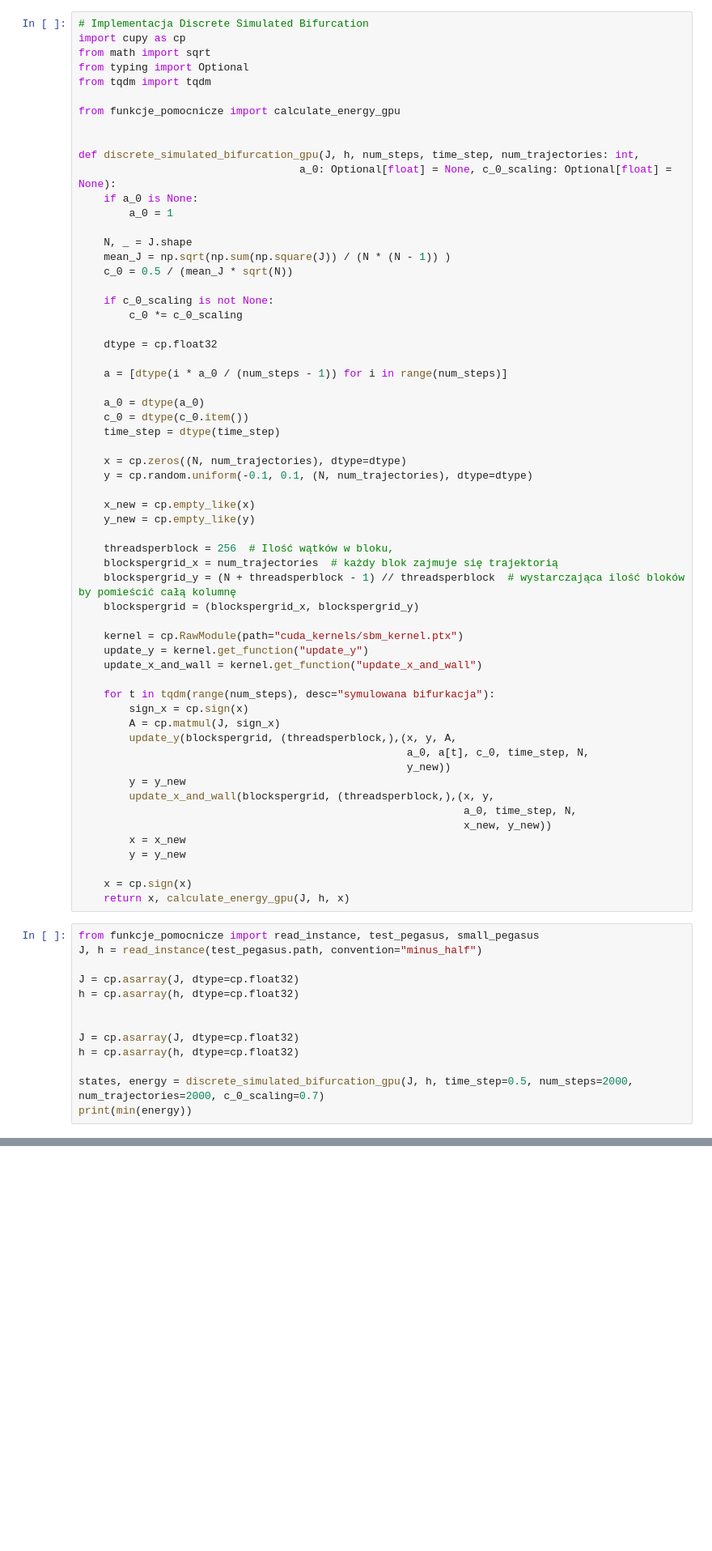
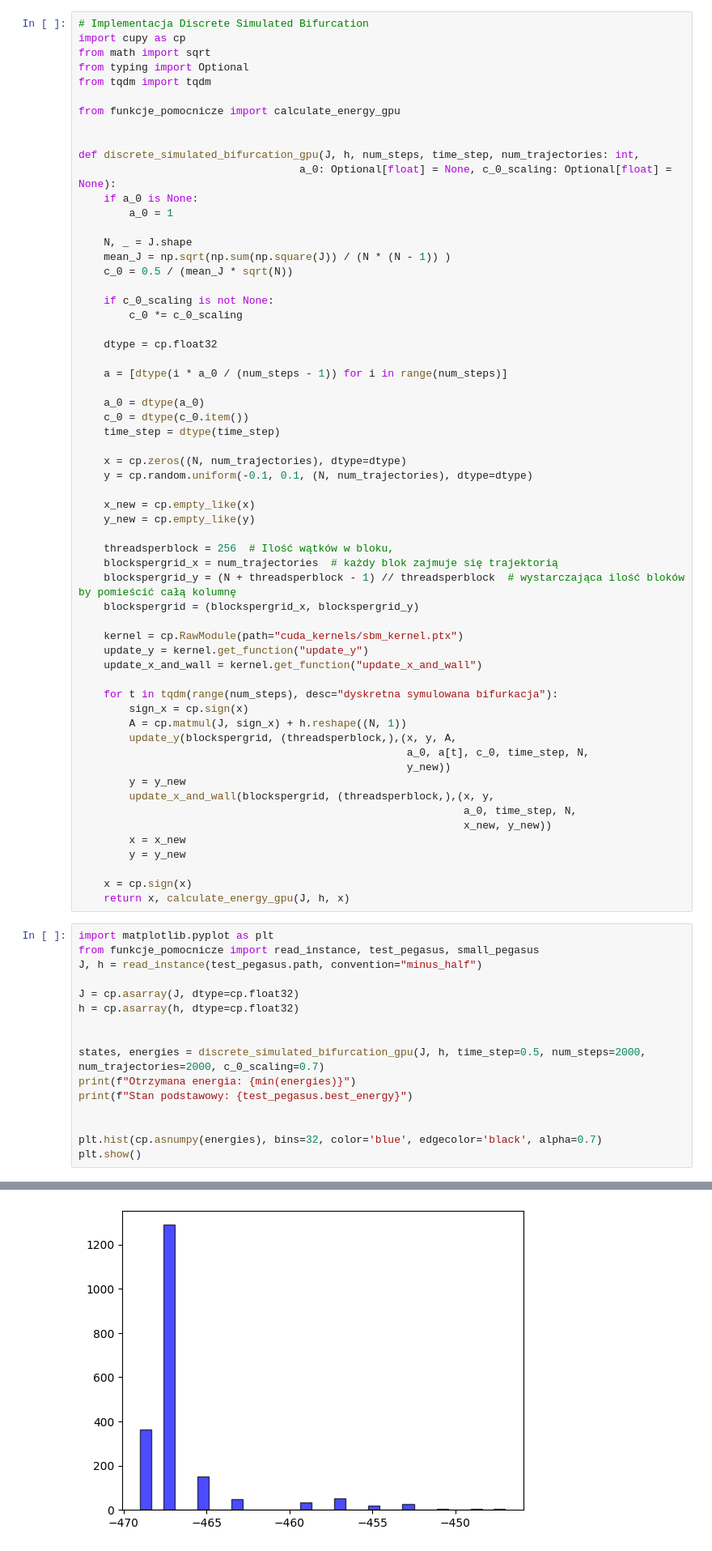
Before and after one commit to iitis/AkademiaSztukiKwantowej, a Jupyter notebook: classical_and_quantum_annealing/GPU.ipynb, the cells around one changed output, grey strips where cells are left out. Shown at 81% size. Cells and saved outputs as stored; diff of their text form; blank space fills up the shorter version.

```diff
--- a/classical_and_quantum_annealing/GPU.ipynb
+++ b/classical_and_quantum_annealing/GPU.ipynb
@@ -382,9 +360,9 @@ def discrete_simulated_bifurcation_gpu(J, h, num_steps, time_step, num_trajector
     update_y = kernel.get_function("update_y")
     update_x_and_wall = kernel.get_function("update_x_and_wall")
 
-    for t in tqdm(range(num_steps), desc="symulowana bifurkacja"):
+    for t in tqdm(range(num_steps), desc="dyskretna symulowana bifurkacja"):
         sign_x = cp.sign(x)
-        A = cp.matmul(J, sign_x)
+        A = cp.matmul(J, sign_x) + h.reshape((N, 1))
         update_y(blockspergrid, (threadsperblock,),(x, y, A,
                                                     a_0, a[t], c_0, time_step, N,
                                                     y_new))
@@ -398,6 +376,7 @@ def discrete_simulated_bifurcation_gpu(J, h, num_steps, time_step, num_trajector
     x = cp.sign(x)
     return x, calculate_energy_gpu(J, h, x)
 # %%
+import matplotlib.pyplot as plt
 from funkcje_pomocnicze import read_instance, test_pegasus, small_pegasus
 J, h = read_instance(test_pegasus.path, convention="minus_half")
 
@@ -405,9 +384,11 @@ J = cp.asarray(J, dtype=cp.float32)
 h = cp.asarray(h, dtype=cp.float32)
 
 
-J = cp.asarray(J, dtype=cp.float32)
-h = cp.asarray(h, dtype=cp.float32)
+states, energies = discrete_simulated_bifurcation_gpu(J, h, time_step=0.5, num_steps=2000, num_trajectories=2000, c_0_scaling=0.7)
+print(f"Otrzymana energia: {min(energies)}")
+print(f"Stan podstawowy: {test_pegasus.best_energy}")
 
-states, energy = discrete_simulated_bifurcation_gpu(J, h, time_step=0.5, num_steps=2000, num_trajectories=2000, c_0_scaling=0.7)
-print(min(energy))
+
+plt.hist(cp.asnumpy(energies), bins=32, color='blue', edgecolor='black', alpha=0.7)
+plt.show()
 # %% [output]
@@ -414,0 +397 @@ print(min(energy))
+[figure, added]
```
Also changed, not shown: parts of 6 cells of this notebook, 3 other files.
